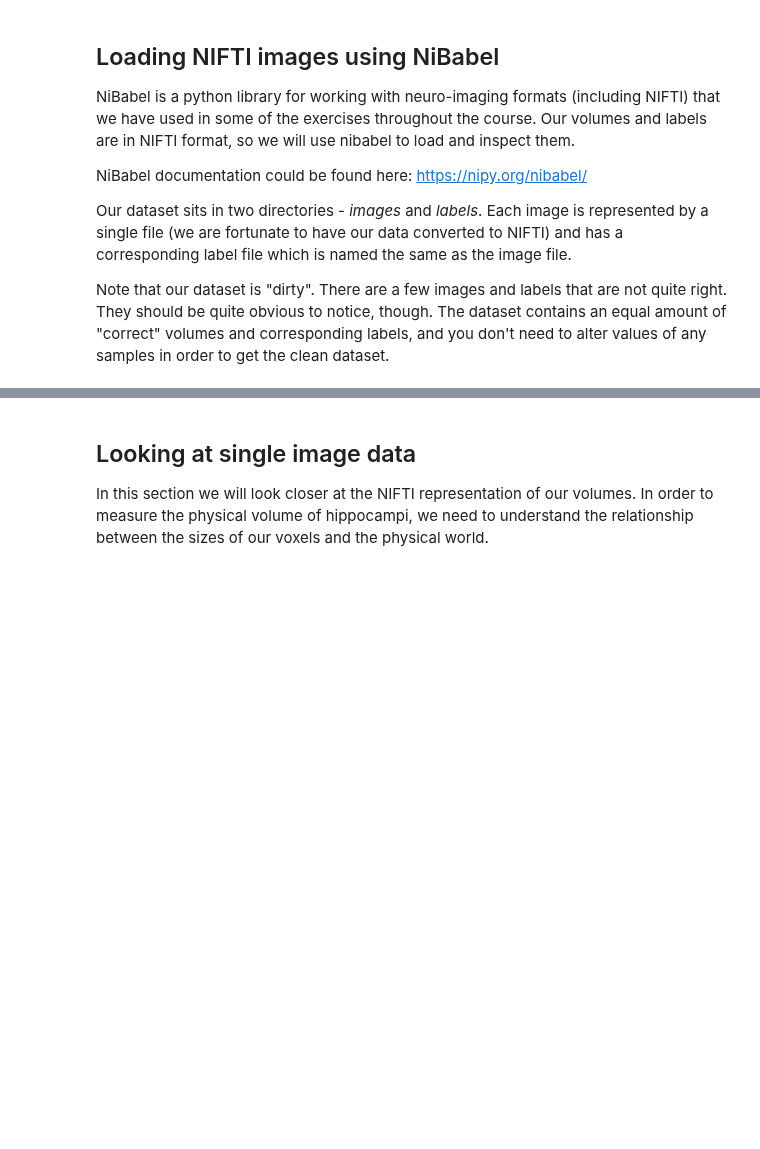
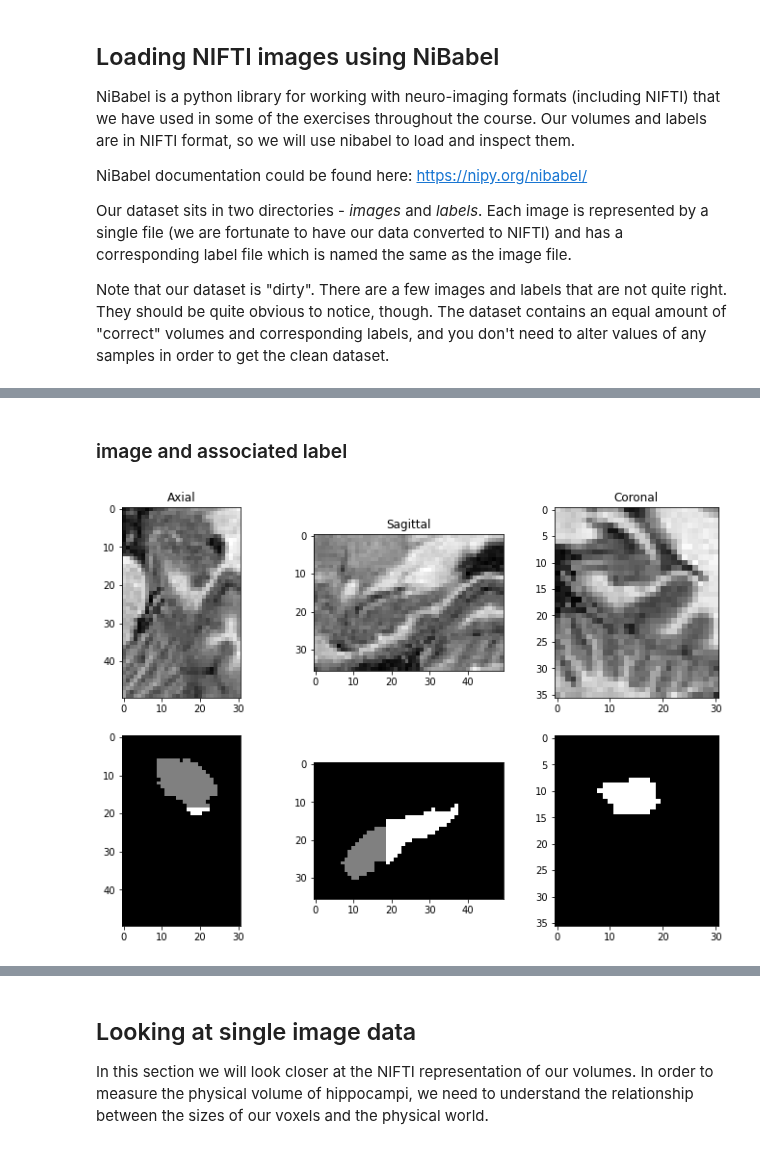
Before and after one commit to smuchuchuti/Final-Project-EDA, a Jupyter notebook: Final Project EDA.ipynb, the cells around one changed output, grey strips where cells are left out. Saved outputs shown, nothing was run; the diff lists cells and outputs as text; code cells hidden in the pictures; blank space fills up the shorter version.

```diff
--- a/Final Project EDA.ipynb
+++ b/Final Project EDA.ipynb
@@ -164,0 +121,30 @@ Load volume into 3D Slicer to validate that your visualization is correct and ge
+# %% [markdown]
+### image and associated label
+# %%
+fig = plt.figure(figsize=(12, 8))
+
+
+fig.add_subplot(2, 3, 1)
+plt.imshow(np.flip(np.rot90(image.get_fdata()[:,:,10]), axis=1), cmap="gray")
+plt.title('Axial')
+
+fig.add_subplot(2, 3, 2)
+plt.imshow(np.flip(np.rot90(image.get_fdata()[10,:,:]), axis=1), cmap="gray")
+plt.title('Sagittal')
+
+fig.add_subplot(2, 3, 3)
+plt.imshow(np.flip(np.rot90(image.get_fdata()[:,10,:]), axis=1), cmap="gray")
+plt.title('Coronal')
+
+fig.add_subplot(2, 3, 4)
+plt.imshow(np.flip(np.rot90(label.get_fdata()[:,:,10]), axis=1), cmap="gray")
+
+fig.add_subplot(2, 3, 5)
+plt.imshow(np.flip(np.rot90(label.get_fdata()[10,:,:]), axis=1), cmap="gray")
+
+fig.add_subplot(2, 3, 6)
+plt.imshow(np.flip(np.rot90(label.get_fdata()[:,10,:]), axis=1), cmap="gray")
+
+plt.show()
+# %% [output]
+[figure, added]
```
Also changed, not shown: parts of 69 cells of this notebook.
